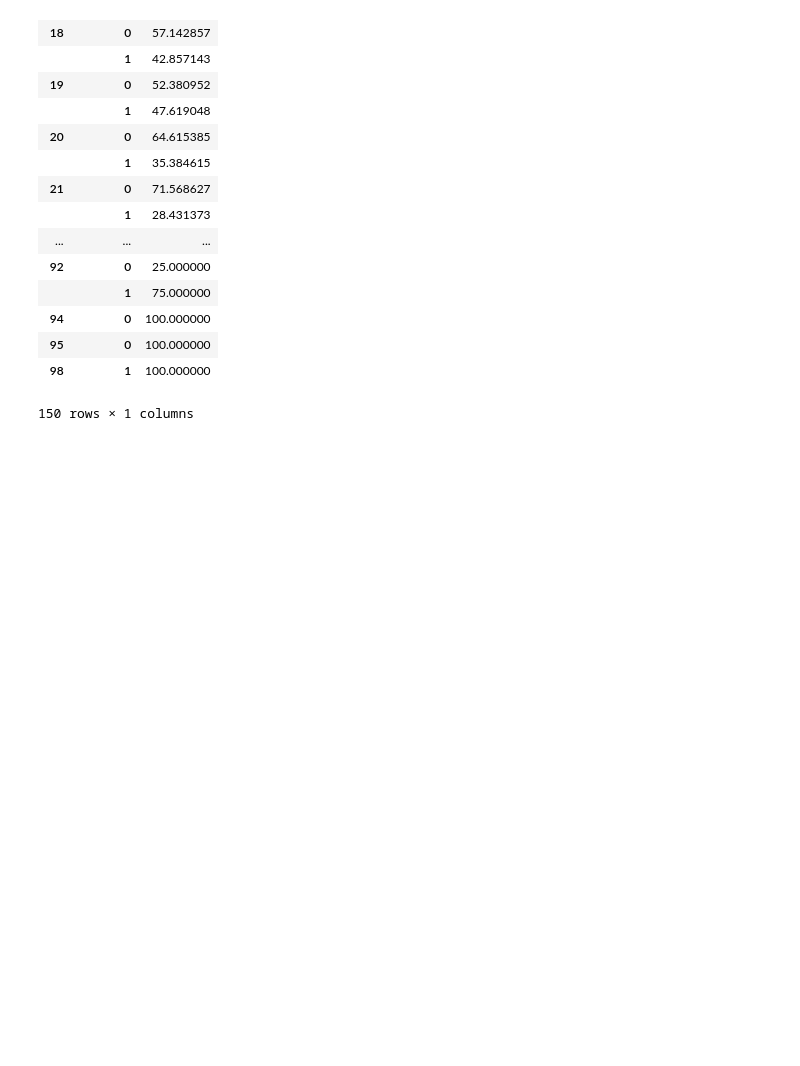
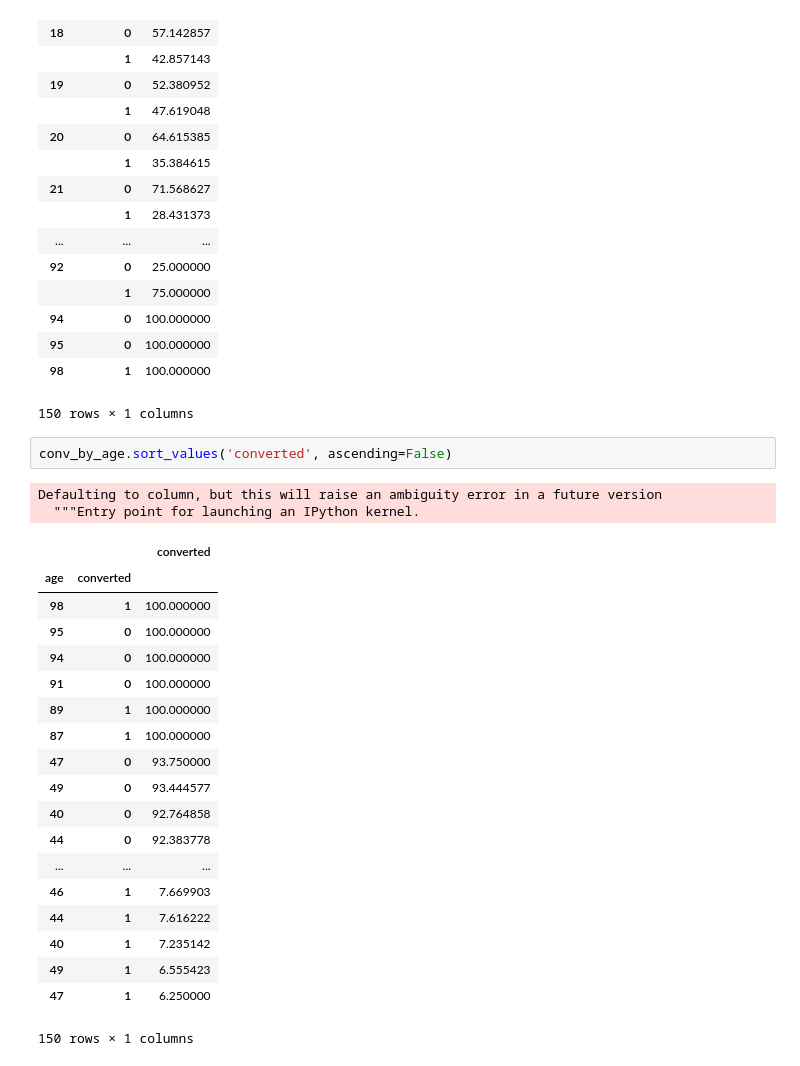
Before and after one commit to AvinashTiwari/Artifical-intelligence-2, a Jupyter notebook: 1_DataScience_20_Case_Studies/8_Market_Conversion_Rate/MarketingConversion.ipynb, the cells around one changed output. Drawn from its saved outputs; the diff is of its cells as text; blank space fills up the shorter version.

```diff
--- a/1_DataScience_20_Case_Studies/8_Market_Conversion_Rate/MarketingConversion.ipynb
+++ b/1_DataScience_20_Case_Studies/8_Market_Conversion_Rate/MarketingConversion.ipynb
@@ -207,3 +207,27 @@ conv_by_age
 | 95 | 0 | 100.000000 |
 | 98 | 1 | 100.000000 |
 150 rows × 1 columns
+# %%
+conv_by_age.sort_values('converted', ascending=False)
+# %% [output]
+Defaulting to column, but this will raise an ambiguity error in a future version
+  """Entry point for launching an IPython kernel.
+|  |  | converted |
+| age | converted |  |
+| 98 | 1 | 100.000000 |
+| 95 | 0 | 100.000000 |
+| 94 | 0 | 100.000000 |
+| 91 | 0 | 100.000000 |
+| 89 | 1 | 100.000000 |
+| 87 | 1 | 100.000000 |
+| 47 | 0 | 93.750000 |
+| 49 | 0 | 93.444577 |
+| 40 | 0 | 92.764858 |
+| 44 | 0 | 92.383778 |
+| ... | ... | ... |
+| 46 | 1 | 7.669903 |
+| 44 | 1 | 7.616222 |
+| 40 | 1 | 7.235142 |
+| 49 | 1 | 6.555423 |
+| 47 | 1 | 6.250000 |
+150 rows × 1 columns
```
Also changed, not shown: parts of 4 cells of this notebook.
